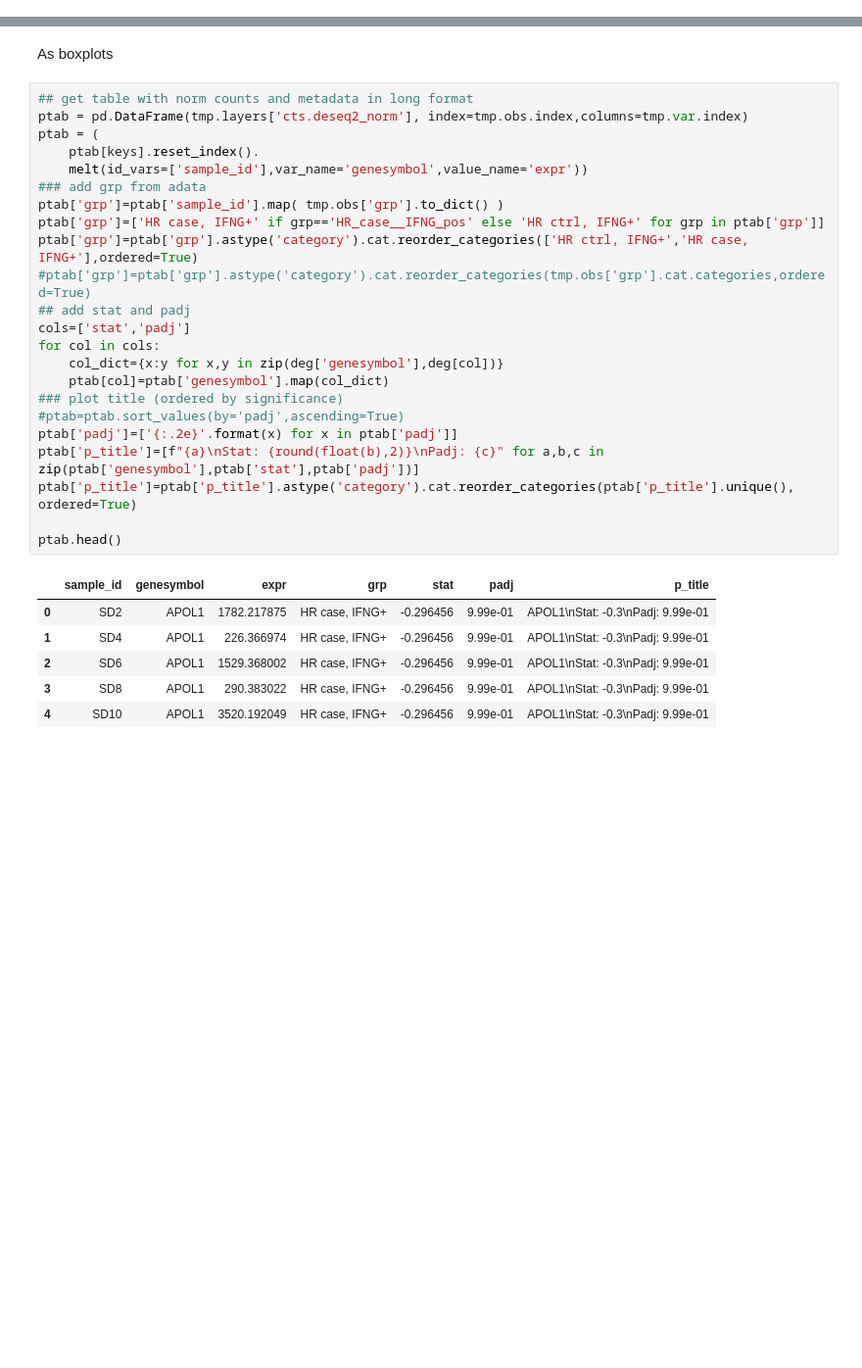
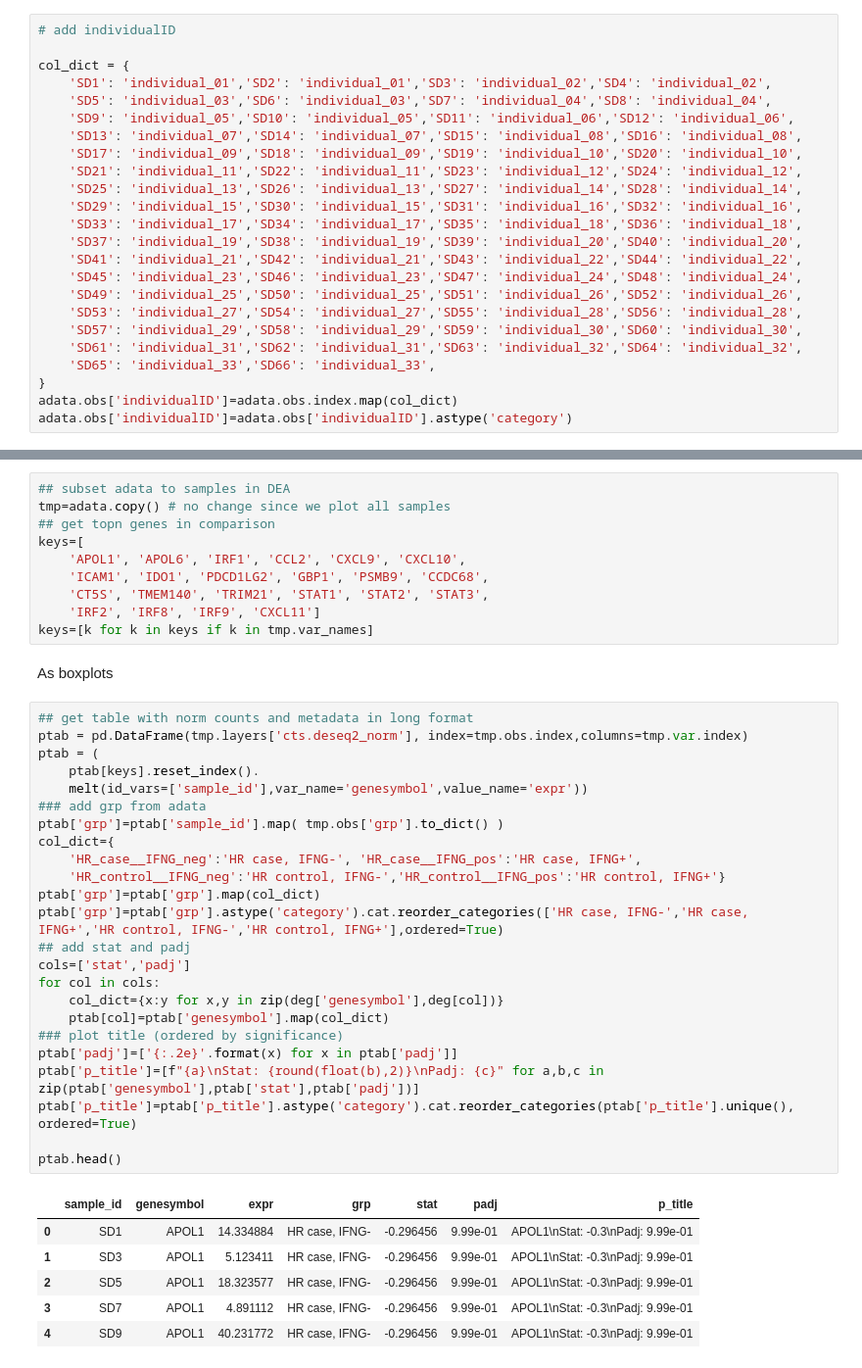
Before and after one commit to saezlab/olabisi, a Jupyter notebook: workflow/scripts/DEA/plot_DEA.ipynb, the cells around one changed output, grey strips where cells are left out. Shown at 98% size. Cells and saved outputs as stored; diff of their text form; blank space fills up the shorter version.

```diff
--- a/workflow/scripts/DEA/plot_DEA.ipynb
+++ b/workflow/scripts/DEA/plot_DEA.ipynb
@@ -86,6 +86,30 @@ AnnData object with n_obs × n_vars = 50 × 19557
     varm: 'PCs'
     layers: 'cts.deseq2_norm', 'cts.deseq2_norm_log', 'cts.raw', 'cts.vst'
     obsp: 'connectivities', 'distances'
+# %%
+# add individualID
+
+col_dict = {
+    'SD1': 'individual_01','SD2': 'individual_01','SD3': 'individual_02','SD4': 'individual_02',
+    'SD5': 'individual_03','SD6': 'individual_03','SD7': 'individual_04','SD8': 'individual_04',
+    'SD9': 'individual_05','SD10': 'individual_05','SD11': 'individual_06','SD12': 'individual_06',
+    'SD13': 'individual_07','SD14': 'individual_07','SD15': 'individual_08','SD16': 'individual_08',
+    'SD17': 'individual_09','SD18': 'individual_09','SD19': 'individual_10','SD20': 'individual_10',
+    'SD21': 'individual_11','SD22': 'individual_11','SD23': 'individual_12','SD24': 'individual_12',
+    'SD25': 'individual_13','SD26': 'individual_13','SD27': 'individual_14','SD28': 'individual_14',
+    'SD29': 'individual_15','SD30': 'individual_15','SD31': 'individual_16','SD32': 'individual_16',
+    'SD33': 'individual_17','SD34': 'individual_17','SD35': 'individual_18','SD36': 'individual_18',
+    'SD37': 'individual_19','SD38': 'individual_19','SD39': 'individual_20','SD40': 'individual_20',
+    'SD41': 'individual_21','SD42': 'individual_21','SD43': 'individual_22','SD44': 'individual_22',
+    'SD45': 'individual_23','SD46': 'individual_23','SD47': 'individual_24','SD48': 'individual_24',
+    'SD49': 'individual_25','SD50': 'individual_25','SD51': 'individual_26','SD52': 'individual_26',
+    'SD53': 'individual_27','SD54': 'individual_27','SD55': 'individual_28','SD56': 'individual_28',
+    'SD57': 'individual_29','SD58': 'individual_29','SD59': 'individual_30','SD60': 'individual_30',
+    'SD61': 'individual_31','SD62': 'individual_31','SD63': 'individual_32','SD64': 'individual_32',
+    'SD65': 'individual_33','SD66': 'individual_33',
+}
+adata.obs['individualID']=adata.obs.index.map(col_dict)
+adata.obs['individualID']=adata.obs['individualID'].astype('category')
 # %%
 # DEA results
 
@@ -352,32 +242,43 @@ else:
+# %%
+## subset adata to samples in DEA
+tmp=adata.copy() # no change since we plot all samples
+## get topn genes in comparison
+keys=[
+    'APOL1', 'APOL6', 'IRF1', 'CCL2', 'CXCL9', 'CXCL10',
+    'ICAM1', 'IDO1', 'PDCD1LG2', 'GBP1', 'PSMB9', 'CCDC68',
+    'CT5S', 'TMEM140', 'TRIM21', 'STAT1', 'STAT2', 'STAT3',
+    'IRF2', 'IRF8', 'IRF9', 'CXCL11']
+keys=[k for k in keys if k in tmp.var_names]
 # %% [markdown]
 As boxplots
 # %%
 ## get table with norm counts and metadata in long format
 ptab = pd.DataFrame(tmp.layers['cts.deseq2_norm'], index=tmp.obs.index,columns=tmp.var.index)
 ptab = (
     ptab[keys].reset_index().
     melt(id_vars=['sample_id'],var_name='genesymbol',value_name='expr'))
 ### add grp from adata
 ptab['grp']=ptab['sample_id'].map( tmp.obs['grp'].to_dict() )
-ptab['grp']=['HR case, IFNG+' if grp=='HR_case__IFNG_pos' else 'HR ctrl, IFNG+' for grp in ptab['grp']]
-ptab['grp']=ptab['grp'].astype('category').cat.reorder_categories(['HR ctrl, IFNG+','HR case, IFNG+'],ordered=True)
-#ptab['grp']=ptab['grp'].astype('category').cat.reorder_categories(tmp.obs['grp'].cat.categories,ordered=True)
+col_dict={
+    'HR_case__IFNG_neg':'HR case, IFNG-', 'HR_case__IFNG_pos':'HR case, IFNG+',
+    'HR_control__IFNG_neg':'HR control, IFNG-','HR_control__IFNG_pos':'HR control, IFNG+'}
+ptab['grp']=ptab['grp'].map(col_dict)
+ptab['grp']=ptab['grp'].astype('category').cat.reorder_categories(['HR case, IFNG-','HR case, IFNG+','HR control, IFNG-','HR control, IFNG+'],ordered=True)
 ## add stat and padj
 cols=['stat','padj']
 for col in cols:
     col_dict={x:y for x,y in zip(deg['genesymbol'],deg[col])}
     ptab[col]=ptab['genesymbol'].map(col_dict)
 ### plot title (ordered by significance)
-#ptab=ptab.sort_values(by='padj',ascending=True)
 ptab['padj']=['{:.2e}'.format(x) for x in ptab['padj']]
 ptab['p_title']=[f"{a}\nStat: {round(float(b),2)}\nPadj: {c}" for a,b,c in zip(ptab['genesymbol'],ptab['stat'],ptab['padj'])]
 ptab['p_title']=ptab['p_title'].astype('category').cat.reorder_categories(ptab['p_title'].unique(), ordered=True)
 
 ptab.head()
 # %% [output]
 |  | sample_id | genesymbol | expr | grp | stat | padj | p_title |
-| 0 | SD2 | APOL1 | 1782.217875 | HR case, IFNG+ | -0.296456 | 9.99e-01 | APOL1\nStat: -0.3\nPadj: 9.99e-01 |
-| 1 | SD4 | APOL1 | 226.366974 | HR case, IFNG+ | -0.296456 | 9.99e-01 | APOL1\nStat: -0.3\nPadj: 9.99e-01 |
-| 2 | SD6 | APOL1 | 1529.368002 | HR case, IFNG+ | -0.296456 | 9.99e-01 | APOL1\nStat: -0.3\nPadj: 9.99e-01 |
-| 3 | SD8 | APOL1 | 290.383022 | HR case, IFNG+ | -0.296456 | 9.99e-01 | APOL1\nStat: -0.3\nPadj: 9.99e-01 |
-| 4 | SD10 | APOL1 | 3520.192049 | HR case, IFNG+ | -0.296456 | 9.99e-01 | APOL1\nStat: -0.3\nPadj: 9.99e-01 |
+| 0 | SD1 | APOL1 | 14.334884 | HR case, IFNG- | -0.296456 | 9.99e-01 | APOL1\nStat: -0.3\nPadj: 9.99e-01 |
+| 1 | SD3 | APOL1 | 5.123411 | HR case, IFNG- | -0.296456 | 9.99e-01 | APOL1\nStat: -0.3\nPadj: 9.99e-01 |
+| 2 | SD5 | APOL1 | 18.323577 | HR case, IFNG- | -0.296456 | 9.99e-01 | APOL1\nStat: -0.3\nPadj: 9.99e-01 |
+| 3 | SD7 | APOL1 | 4.891112 | HR case, IFNG- | -0.296456 | 9.99e-01 | APOL1\nStat: -0.3\nPadj: 9.99e-01 |
+| 4 | SD9 | APOL1 | 40.231772 | HR case, IFNG- | -0.296456 | 9.99e-01 | APOL1\nStat: -0.3\nPadj: 9.99e-01 |
```
Also changed, not shown: parts of 17 cells of this notebook, 2 other files.
